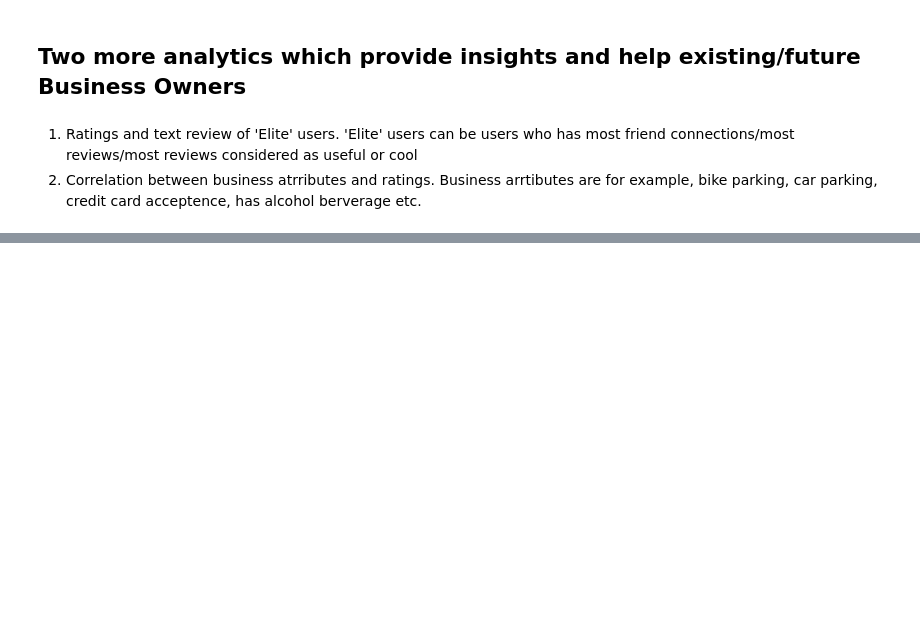
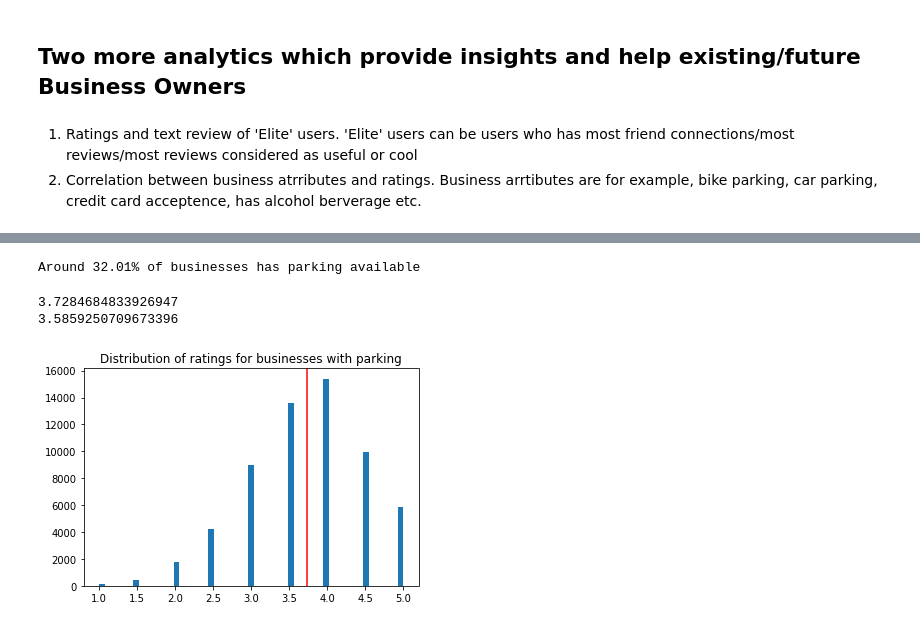
Before and after one commit to leonvking0/lift_data_challenge, a Jupyter notebook: Part_1.ipynb, the cells around one changed output, grey strips where cells are left out. Cells and saved outputs as stored; diff of their text form; code cells hidden in the pictures; blank space fills up the shorter version.

```diff
--- a/Part_1.ipynb
+++ b/Part_1.ipynb
@@ -307,0 +416,29 @@ print("{0:.3%}".format(qualified_user_num / user_gabi.size))
+# %%
+parking_flag = [False] * len(business_df)
+for i in range(len(business_df)):
+    try:
+        if 'true' in business_df['attributes'].iloc[i]['BusinessParking'].lower():
+            parking_flag[i] = True
+    except (KeyError, TypeError):
+        continue
+# %%
+business_df['has_parking'] = parking_flag
+business_with_parking = business_df[business_df['has_parking'] == True]
+business_without_parking = business_df[business_df['has_parking'] == False]
+# %%
+print("Around {0:.2%} of businesses has parking available".format(len(business_with_parking) / len(business_df)))
+# %% [output]
+Around 32.01% of businesses has parking available
+# %%
+print(business_with_parking['stars'].mean())
+print(business_without_parking['stars'].mean())
+# %% [output]
+3.7284684833926947
+3.5859250709673396
+# %%
+plt.hist(business_with_parking['stars'], bins='auto')  # arguments are passed to np.histogram
+plt.title("Distribution of ratings for businesses with parking")
+plt.axvline(x=business_with_parking['stars'].mean(), color='red')
+plt.show()
+# %% [output]
+[figure, added]
```
Also changed, not shown: parts of 24 cells of this notebook, 1 other file.
